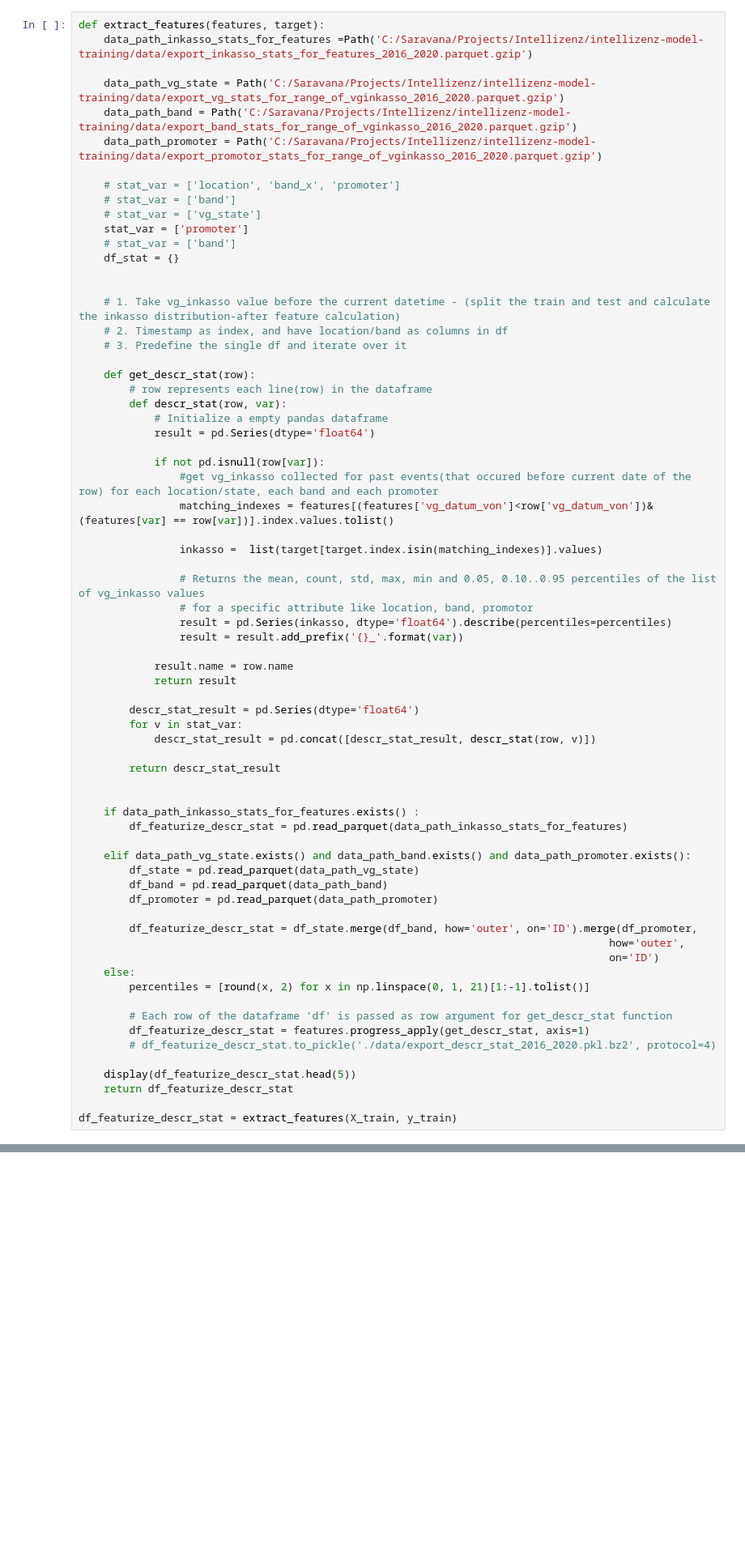
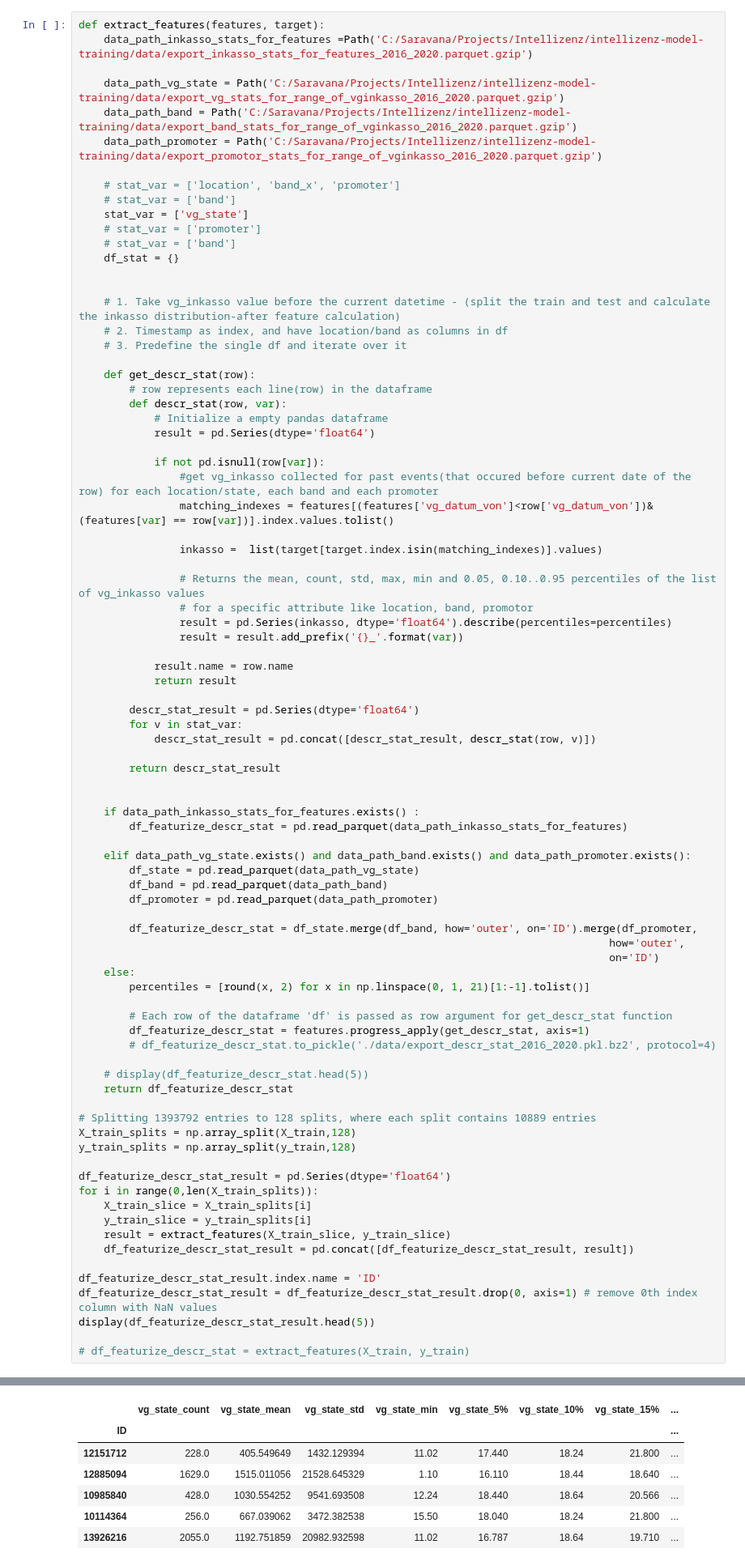
Before and after one commit to Saraavana/reclamation-processing, a Jupyter notebook: baseline/Features/00-generate-features.ipynb, the cells around one changed output, grey strips where cells are left out. Shown at 81% size. Drawn from its saved outputs; the diff is of its cells as text; blank space fills up the shorter version.

Commit message:
Extracted time features from vg_state,promoter

```diff
--- a/baseline/Features/00-generate-features.ipynb
+++ b/baseline/Features/00-generate-features.ipynb
@@ -52,8 +52,8 @@ def extract_features(features, target):
 
     # stat_var = ['location', 'band_x', 'promoter']
     # stat_var = ['band']
-    # stat_var = ['vg_state']
-    stat_var = ['promoter']
+    stat_var = ['vg_state']
+    # stat_var = ['promoter']
     # stat_var = ['band']
     df_stat = {}
 
@@ -107,8 +107,23 @@ def extract_features(features, target):
         df_featurize_descr_stat = features.progress_apply(get_descr_stat, axis=1)
         # df_featurize_descr_stat.to_pickle('./data/export_descr_stat_2016_2020.pkl.bz2', protocol=4)
 
-    display(df_featurize_descr_stat.head(5))
+    # display(df_featurize_descr_stat.head(5))
     return df_featurize_descr_stat
 
-df_featurize_descr_stat = extract_features(X_train, y_train)
+# Splitting 1393792 entries to 128 splits, where each split contains 10889 entries
+X_train_splits = np.array_split(X_train,128)
+y_train_splits = np.array_split(y_train,128)
+
+df_featurize_descr_stat_result = pd.Series(dtype='float64')
+for i in range(0,len(X_train_splits)):
+    X_train_slice = X_train_splits[i]
+    y_train_slice = y_train_splits[i]
+    result = extract_features(X_train_slice, y_train_slice)
+    df_featurize_descr_stat_result = pd.concat([df_featurize_descr_stat_result, result])
+
+df_featurize_descr_stat_result.index.name = 'ID'
+df_featurize_descr_stat_result = df_featurize_descr_stat_result.drop(0, axis=1) # remove 0th index column with NaN values
+display(df_featurize_descr_stat_result.head(5))
+
+# df_featurize_descr_stat = extract_features(X_train, y_train)
 # %% [output]
@@ -116,3 +130,10 @@ KeyboardInterrupt:
+|  | vg_state_count | vg_state_mean | vg_state_std | vg_state_min | vg_state_5% | vg_state_10% | vg_state_15% | ... |
+| ID |  |  |  |  |  |  |  | ... |
+| 12151712 | 228.0 | 405.549649 | 1432.129394 | 11.02 | 17.440 | 18.24 | 21.800 | ... |
+| 12885094 | 1629.0 | 1515.011056 | 21528.645329 | 1.10 | 16.110 | 18.44 | 18.640 | ... |
+| 10985840 | 428.0 | 1030.554252 | 9541.693508 | 12.24 | 18.440 | 18.64 | 20.566 | ... |
+| 10114364 | 256.0 | 667.039062 | 3472.382538 | 15.50 | 18.040 | 18.24 | 21.800 | ... |
+| 13926216 | 2055.0 | 1192.751859 | 20982.932598 | 11.02 | 16.787 | 18.64 | 19.710 | ... |
 # %%
 df_featurize_descr_stat.to_parquet('C:/Saravana/Projects/Intellizenz/intellizenz-model-training/data/export_train_band_stats_for_range_of_vginkasso_2016_2020.parquet.gzip',compression='gzip')
 # %%
```
Also changed, not shown: parts of 3 cells of this notebook, 3 other files.
